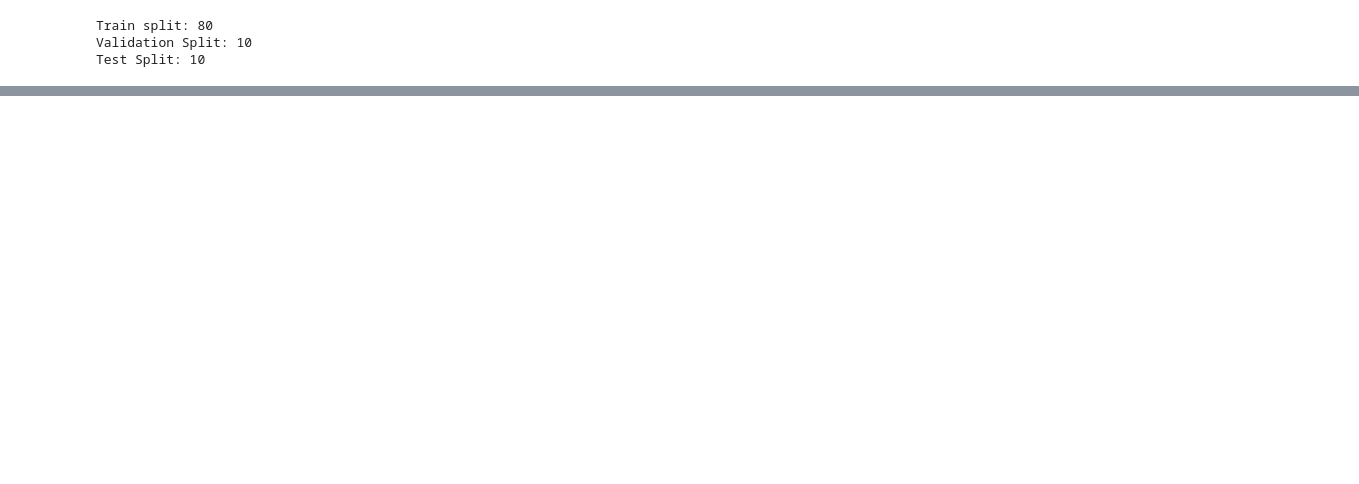
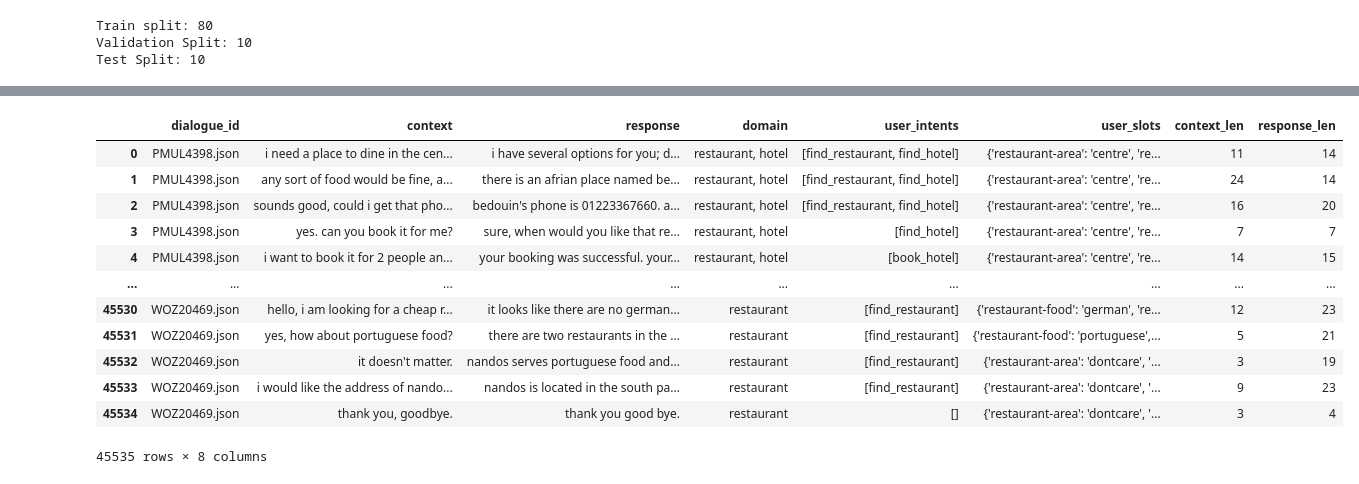
Before and after one commit to aliallam123/AI-Receptionist, a Jupyter notebook: Machine Learning Workflow/Data Preprocessing/data-preprocessing.ipynb, the cells around one changed output, grey strips where cells are left out. Cells and saved outputs as stored; diff of their text form; code cells hidden in the pictures; blank space fills up the shorter version.

```diff
--- a/Machine Learning Workflow/Data Preprocessing/data-preprocessing.ipynb
+++ b/Machine Learning Workflow/Data Preprocessing/data-preprocessing.ipynb
@@ -684,0 +669,11 @@ pd.read_excel() / df.to_excel()
+# %%
+# also amazing, no empty strings
+# now let's check text length
+# used this page to help me: https://stackoverflow.com/questions/49984905/count-number-of-words-per-row
+train_pairs_df["context_len"] = train_pairs_df["context"].str.split().apply(len)
+train_pairs_df["response_len"] = train_pairs_df["response"].str.split().apply(len)
+
+train_pairs_df[["context_len","response_len"]].describe()
+
+# used pandas describe() function: https://pandas.pydata.org/docs/reference/api/pandas.DataFrame.describe.html
+# this is great for numbers as it will give you mathematical facts like count, mean, std automatically
@@ -684,0 +690,24 @@ pd.read_excel() / df.to_excel()
+# %%
+# we can see in min and max rows that min amount of words in context and response was 1
+# max length of words in context was 38 and in response was 61.
+# makes sense as system is supposed to help the user and therefore would speak more
+# let's analyse the dataframe now
+
+train_pairs_df
+# i made a new column context_len and response_len to analyse length in numbers and i didn't want to lose the original text
+# as we will need that for the model training
+# you can see what i mean here:
+# %% [output]
+|  | dialogue_id | context | response | domain | user_intents | user_slots | context_len | response_len |
+| 0 | PMUL4398.json | i need a place to dine in the cen... | i have several options for you; d... | restaurant, hotel | [find_restaurant, find_hotel] | {'restaurant-area': 'centre', 're... | 11 | 14 |
+| 1 | PMUL4398.json | any sort of food would be fine, a... | there is an afrian place named be... | restaurant, hotel | [find_restaurant, find_hotel] | {'restaurant-area': 'centre', 're... | 24 | 14 |
+| 2 | PMUL4398.json | sounds good, could i get that pho... | bedouin's phone is 01223367660. a... | restaurant, hotel | [find_restaurant, find_hotel] | {'restaurant-area': 'centre', 're... | 16 | 20 |
+| 3 | PMUL4398.json | yes. can you book it for me? | sure, when would you like that re... | restaurant, hotel | [find_hotel] | {'restaurant-area': 'centre', 're... | 7 | 7 |
+| 4 | PMUL4398.json | i want to book it for 2 people an... | your booking was successful. your... | restaurant, hotel | [book_hotel] | {'restaurant-area': 'centre', 're... | 14 | 15 |
+| ... | ... | ... | ... | ... | ... | ... | ... | ... |
+| 45530 | WOZ20469.json | hello, i am looking for a cheap r... | it looks like there are no german... | restaurant | [find_restaurant] | {'restaurant-food': 'german', 're... | 12 | 23 |
+| 45531 | WOZ20469.json | yes, how about portuguese food? | there are two restaurants in the ... | restaurant | [find_restaurant] | {'restaurant-food': 'portuguese',... | 5 | 21 |
+| 45532 | WOZ20469.json | it doesn't matter. | nandos serves portuguese food and... | restaurant | [find_restaurant] | {'restaurant-area': 'dontcare', '... | 3 | 19 |
+| 45533 | WOZ20469.json | i would like the address of nando... | nandos is located in the south pa... | restaurant | [find_restaurant] | {'restaurant-area': 'dontcare', '... | 9 | 23 |
+| 45534 | WOZ20469.json | thank you, goodbye. | thank you good bye. | restaurant | [] | {'restaurant-area': 'dontcare', '... | 3 | 4 |
+45535 rows × 8 columns
```
Also changed, not shown: parts of 13 cells of this notebook.
